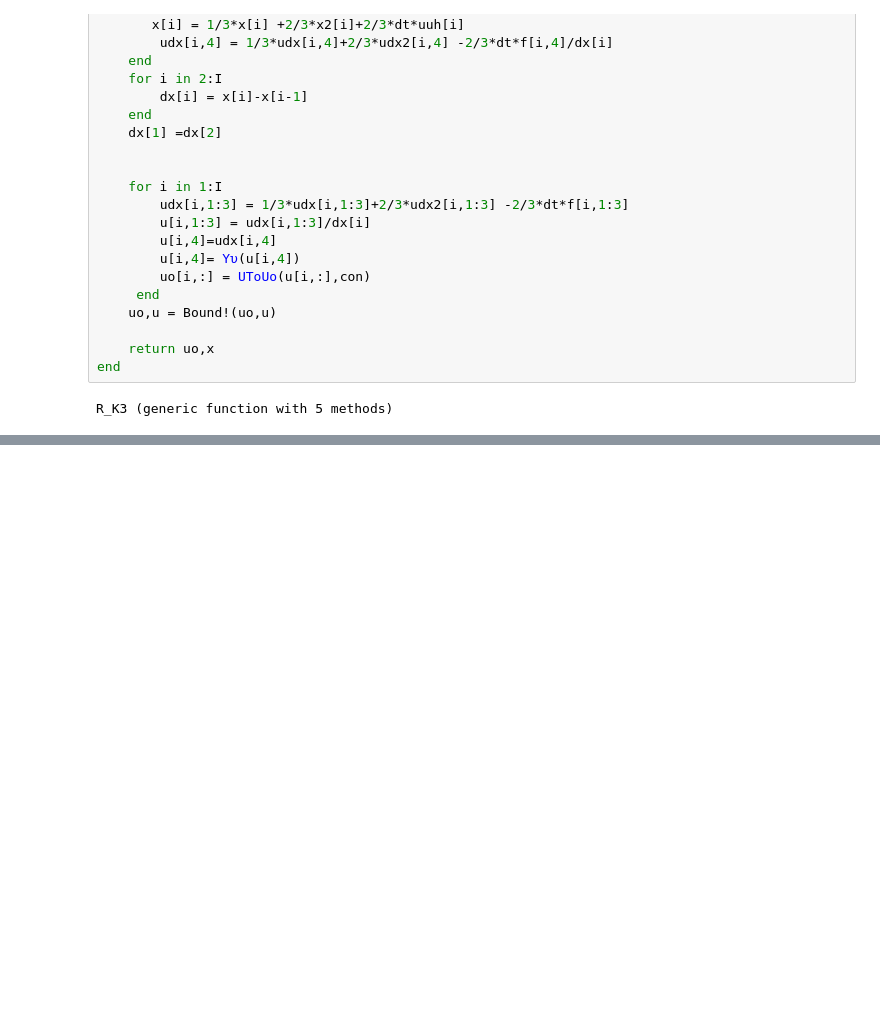
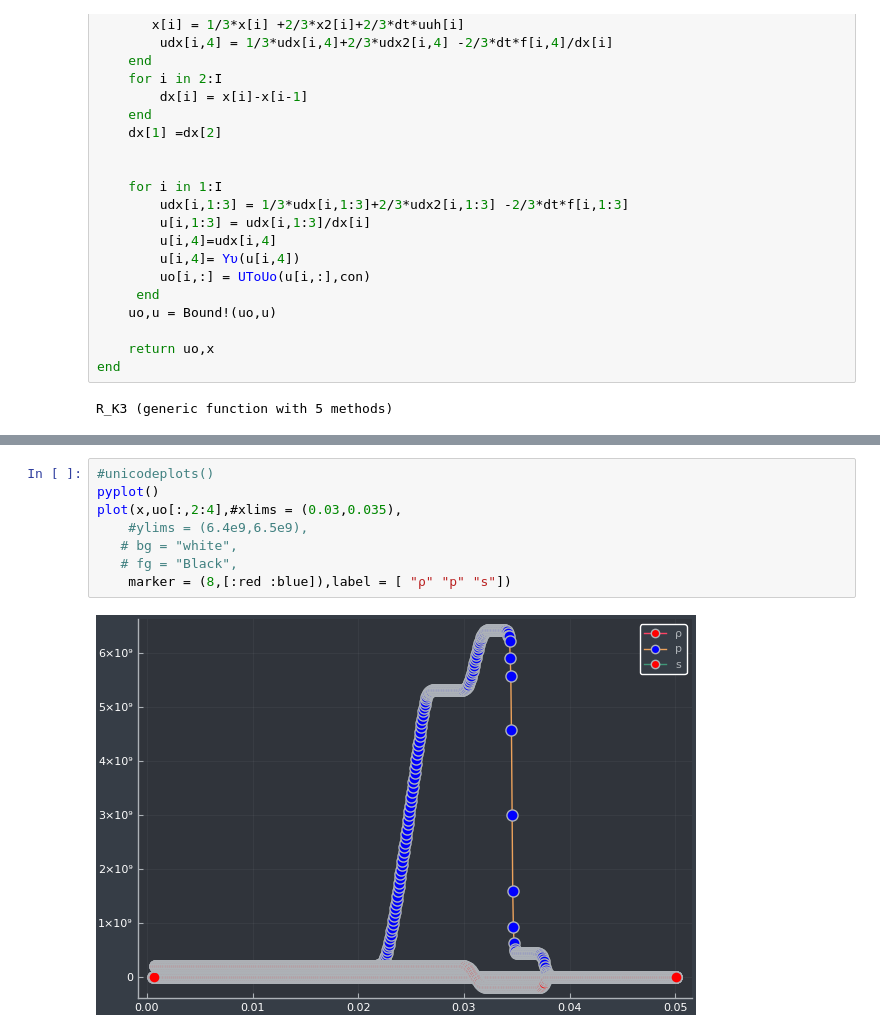
Before and after one commit to bfly123/julia_Lagrangian, a Jupyter notebook: Lagrangian_1d.ipynb, the cells around one changed output, grey strips where cells are left out. Cells and saved outputs as stored; diff of their text form; blank space fills up the shorter version.

```diff
--- a/Lagrangian_1d.ipynb
+++ b/Lagrangian_1d.ipynb
@@ -785,0 +770,10 @@ x
+# %%
+#unicodeplots()
+pyplot()
+plot(x,uo[:,2:4],#xlims = (0.03,0.035),
+    #ylims = (6.4e9,6.5e9),
+   # bg = "white",
+   # fg = "Black",
+    marker = (8,[:red :blue]),label = [ "ρ" "p" "s"])
+# %% [output]
+[figure, added]
```
Also changed, not shown: parts of 17 cells of this notebook.
